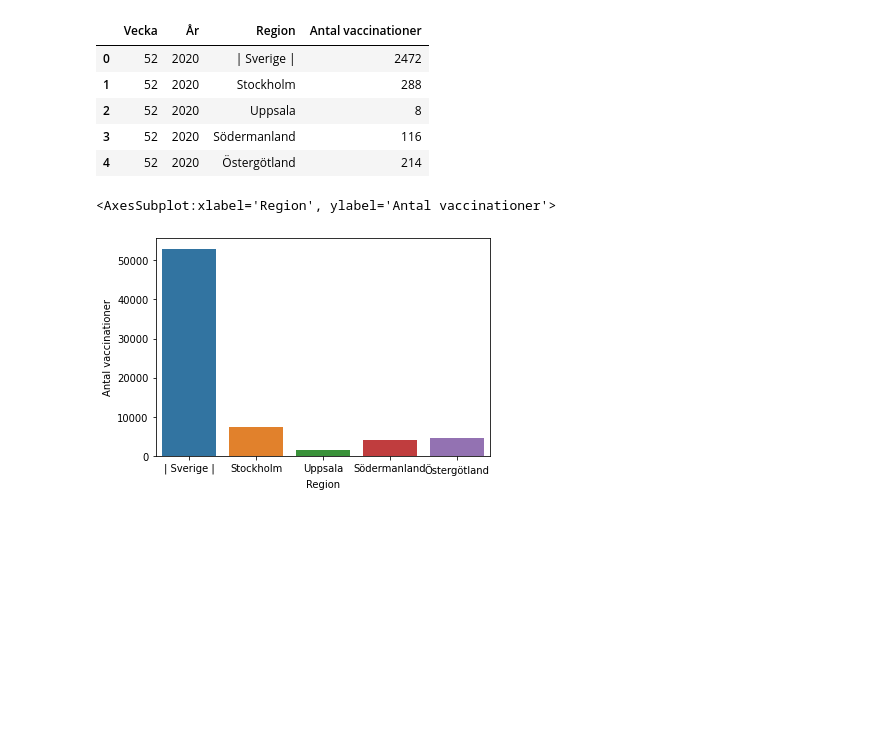
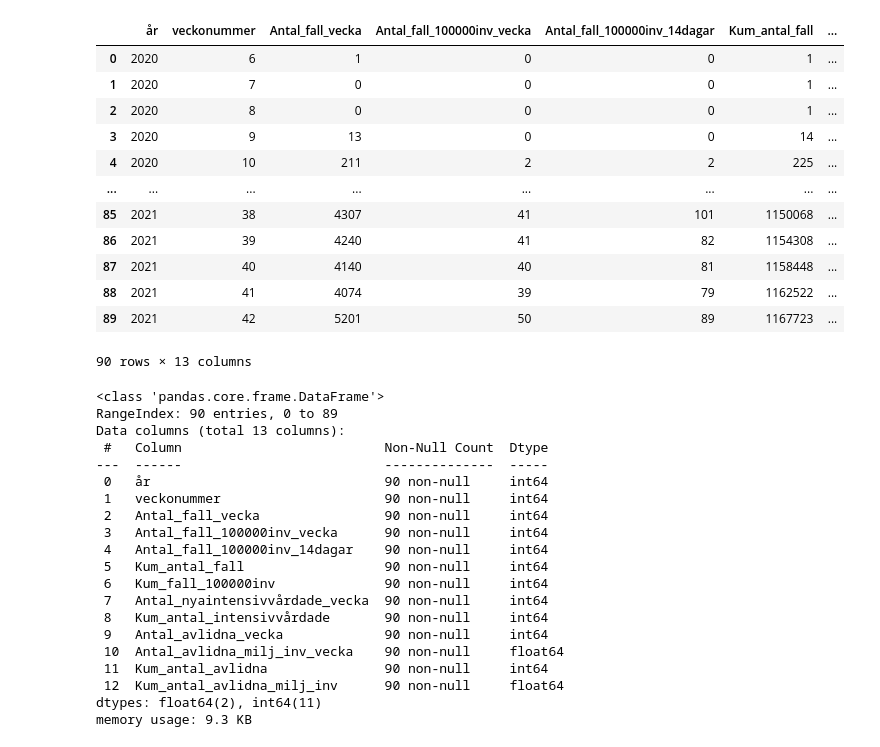
Before and after one commit to LukasKallstrom/databehandling_Lukas_Kallstrom, a Jupyter notebook: Labs/L1-Covid/covid.ipynb, the cells around one changed output. Cells and saved outputs as stored; diff of their text form; code cells hidden in the pictures; blank space fills up the shorter version.

```diff
--- a/Labs/L1-Covid/covid.ipynb
+++ b/Labs/L1-Covid/covid.ipynb
@@ -5,15 +8,40 @@ import seaborn as sns
 # %%
-vaccine = pd.read_excel("Data/Data-Vaccine.xlsx")
-vaccine.head()
+vaccine = pd.read_excel("Data/Data-Covid19.xlsx", sheet_name="Veckodata Riket")
+vaccine
 # %% [output]
-|  | Vecka | År | Region | Antal vaccinationer |
-| 0 | 52 | 2020 | | Sverige | | 2472 |
-| 1 | 52 | 2020 | Stockholm | 288 |
-| 2 | 52 | 2020 | Uppsala | 8 |
-| 3 | 52 | 2020 | Södermanland | 116 |
-| 4 | 52 | 2020 | Östergötland | 214 |
+|  | år | veckonummer | Antal_fall_vecka | Antal_fall_100000inv_vecka | Antal_fall_100000inv_14dagar | Kum_antal_fall | ... |
+| 0 | 2020 | 6 | 1 | 0 | 0 | 1 | ... |
+| 1 | 2020 | 7 | 0 | 0 | 0 | 1 | ... |
+| 2 | 2020 | 8 | 0 | 0 | 0 | 1 | ... |
+| 3 | 2020 | 9 | 13 | 0 | 0 | 14 | ... |
+| 4 | 2020 | 10 | 211 | 2 | 2 | 225 | ... |
+| ... | ... | ... | ... | ... | ... | ... | ... |
+| 85 | 2021 | 38 | 4307 | 41 | 101 | 1150068 | ... |
+| 86 | 2021 | 39 | 4240 | 41 | 82 | 1154308 | ... |
+| 87 | 2021 | 40 | 4140 | 40 | 81 | 1158448 | ... |
+| 88 | 2021 | 41 | 4074 | 39 | 79 | 1162522 | ... |
+| 89 | 2021 | 42 | 5201 | 50 | 89 | 1167723 | ... |
+90 rows × 13 columns
-# %%
-sns.barplot(data=vaccine.loc[vaccine["År"]==2021].head(), x="Region", y="Antal vaccinationer")
-# %% [output]
-<AxesSubplot:xlabel='Region', ylabel='Antal vaccinationer'>
-[figure, removed]
+# %%
+vaccine.info()
+# %% [output]
+<class 'pandas.core.frame.DataFrame'>
+RangeIndex: 90 entries, 0 to 89
+Data columns (total 13 columns):
+ #   Column                          Non-Null Count  Dtype
+---  ------                          --------------  -----
+ 0   år                              90 non-null     int64
+ 1   veckonummer                     90 non-null     int64
+ 2   Antal_fall_vecka                90 non-null     int64
+ 3   Antal_fall_100000inv_vecka      90 non-null     int64
+ 4   Antal_fall_100000inv_14dagar    90 non-null     int64
+ 5   Kum_antal_fall                  90 non-null     int64
+ 6   Kum_fall_100000inv              90 non-null     int64
+ 7   Antal_nyaintensivvårdade_vecka  90 non-null     int64
+ 8   Kum_antal_intensivvårdade       90 non-null     int64
+ 9   Antal_avlidna_vecka             90 non-null     int64
+ 10  Antal_avlidna_milj_inv_vecka    90 non-null     float64
+ 11  Kum_antal_avlidna               90 non-null     int64
+ 12  Kum_antal_avlidna_milj_inv      90 non-null     float64
+dtypes: float64(2), int64(11)
+memory usage: 9.3 KB
```
Also changed, not shown: parts of 4 cells of this notebook.
